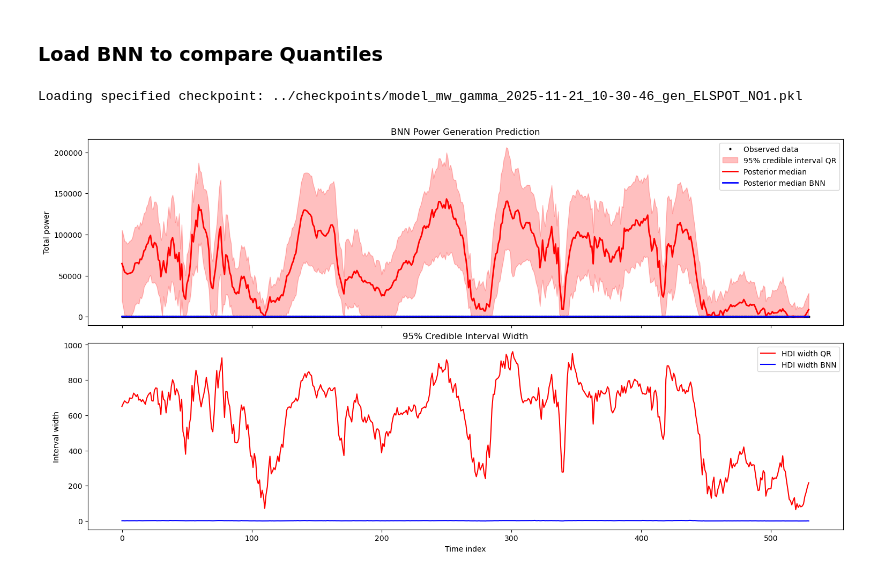
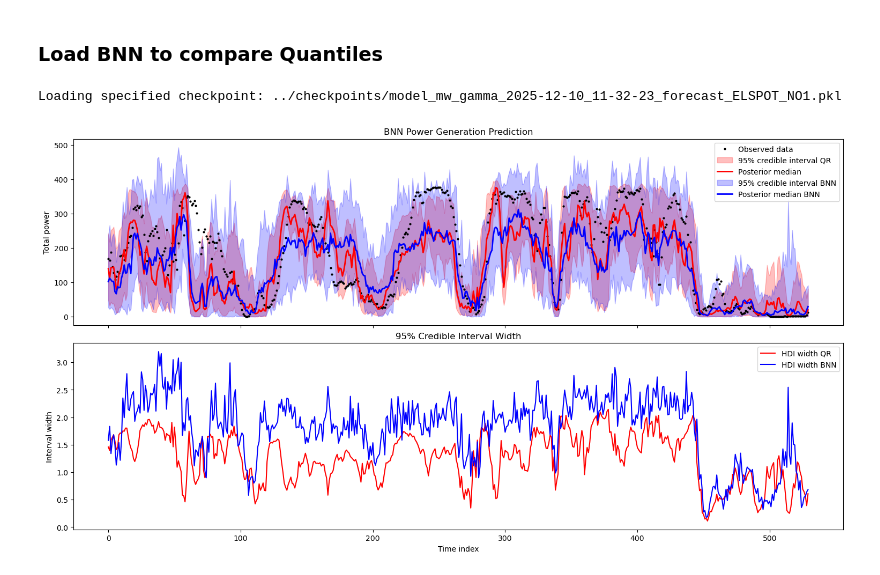
Before and after one commit to noemiwbr/master_thesis, a Jupyter notebook: notebooks/windpower_forecast_detQuantile.ipynb, the cells around one changed output. Saved outputs shown, nothing was run; the diff lists cells and outputs as text; code cells hidden in the pictures.

```diff
--- a/notebooks/windpower_forecast_detQuantile.ipynb
+++ b/notebooks/windpower_forecast_detQuantile.ipynb
@@ -142,22 +173,24 @@ def phys_penalty(q, lam=1):
     return lam * torch.mean(torch.relu(-q) ** 2)
 # %%
 quantiles = np.linspace(0, 1, 51)
-nn_model_quantile = WindPowerQuantile(num_features, quantiles, target="gen")
+nn_model_quantile = WindPowerQuantile(num_features, quantiles, target="cf")
 optimizer = optim.Adam(nn_model_quantile.parameters(), lr=1e-3)
-criterion = lambda preds, target: quantile_loss(preds, target, quantiles=quantiles)
+criterion = lambda preds, target: quantile_loss_weighted(
+    preds, target, quantiles=quantiles
+)
 
 losses = []
 
-for step in range(2000):
+for step in range(4000):
     nn_model_quantile.train()
     optimizer.zero_grad()
     y_sum_pred = nn_model_quantile(X_train_tensor)
-    loss = criterion(y_sum_pred, Y_train_gen_tensor)  # + phys_penalty(y_sum_pred)
+    loss = criterion(y_sum_pred, Y_train_cf_tensor)  # Y_train_cf_tensor
     losses.append(loss.item())
 
     loss.backward()
     optimizer.step()
 
     if step % 250 == 0:
-        print(f"Step {step:3d} | Loss: {loss.item():.4f} | {phys_penalty(y_sum_pred)}")
+        print(f"Step {step:3d} | Loss: {loss.item():.4f}")
 # %% [output]
@@ -389,6 +443,6 @@ plt.show()
 # %%
 state_ckp = load_checkpoint(
-    file_name="model_mw_gamma_2025-11-21_10-30-46_gen_ELSPOT_NO1"
+    file_name="model_mw_gamma_2025-12-10_11-32-23_forecast_ELSPOT_NO1"
 )
 samples_gamma = state_ckp["samples"]
 args = state_ckp["args"]
@@ -409,7 +463,7 @@ hdi_bnn = az.hdi(np.expand_dims(preds, axis=0), hdi_prob=0.95)
 
 q_bnn = np.array([])
 # %% [output]
-Loading specified checkpoint: ../checkpoints/model_mw_gamma_2025-11-21_10-30-46_gen_ELSPOT_NO1.pkl
+Loading specified checkpoint: ../checkpoints/model_mw_gamma_2025-12-10_11-32-23_forecast_ELSPOT_NO1.pkl
 # %%
 # HDI CI
 n_plot = 530
@@ -435,42 +489,42 @@ ax.set(
     title="BNN Power Generation Prediction",
 )
 ax.legend()
 
-# ax.fill_between(
-#     np.arange(n_plot),
-#     hdi_bnn[:n_plot, 0],
-#     hdi_bnn[:n_plot, 1],
-#     color="blue",
-#     alpha=0.25,
-#     label="95% credible interval BNN",
-# )
+ax.fill_between(
+    np.arange(n_plot),
+    hdi_bnn[:n_plot, 0],
+    hdi_bnn[:n_plot, 1],
+    color="blue",
+    alpha=0.25,
+    label="95% credible interval BNN",
+)
 
 ax.plot(median_bnn[:n_plot], color="blue", label="Posterior median BNN", lw=2)
 
 ax.set(
     ylabel="Total power",
     title="BNN Power Generation Prediction",
 )
 ax.legend()
 
 normalization_factor = np.median(Y_test_gen)
 # Compute interval width
 width = hdis[:n_plot, 1] - hdis[:n_plot, 0]
 width_bnn = hdi_bnn[:n_plot, 1] - hdi_bnn[:n_plot, 0]
 ax2 = axes[1]
 ax2.plot(width / normalization_factor, color="red", label="HDI width QR")
 ax2.plot(width_bnn / normalization_factor, color="blue", label="HDI width BNN")
 ax2.set(
     xlabel="Time index",
     ylabel="Interval width",
     title="95% Credible Interval Width",
 )
 ax2.legend()
 
 
 plt.show()
 # %% [output]
-[figure, old version]
+[figure, new version]
 # %%
 # CI based on quantiles
 n_plot = 530
```
Also changed, not shown: parts of 22 cells of this notebook, 2 other files.
